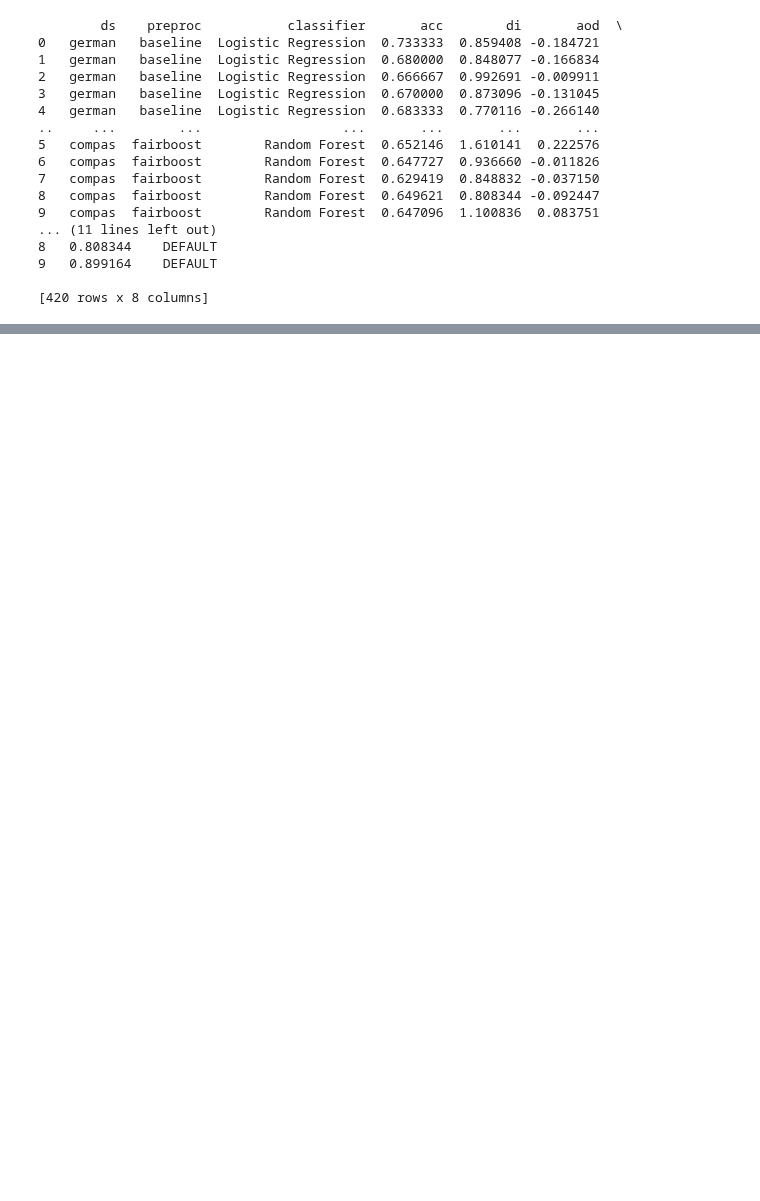
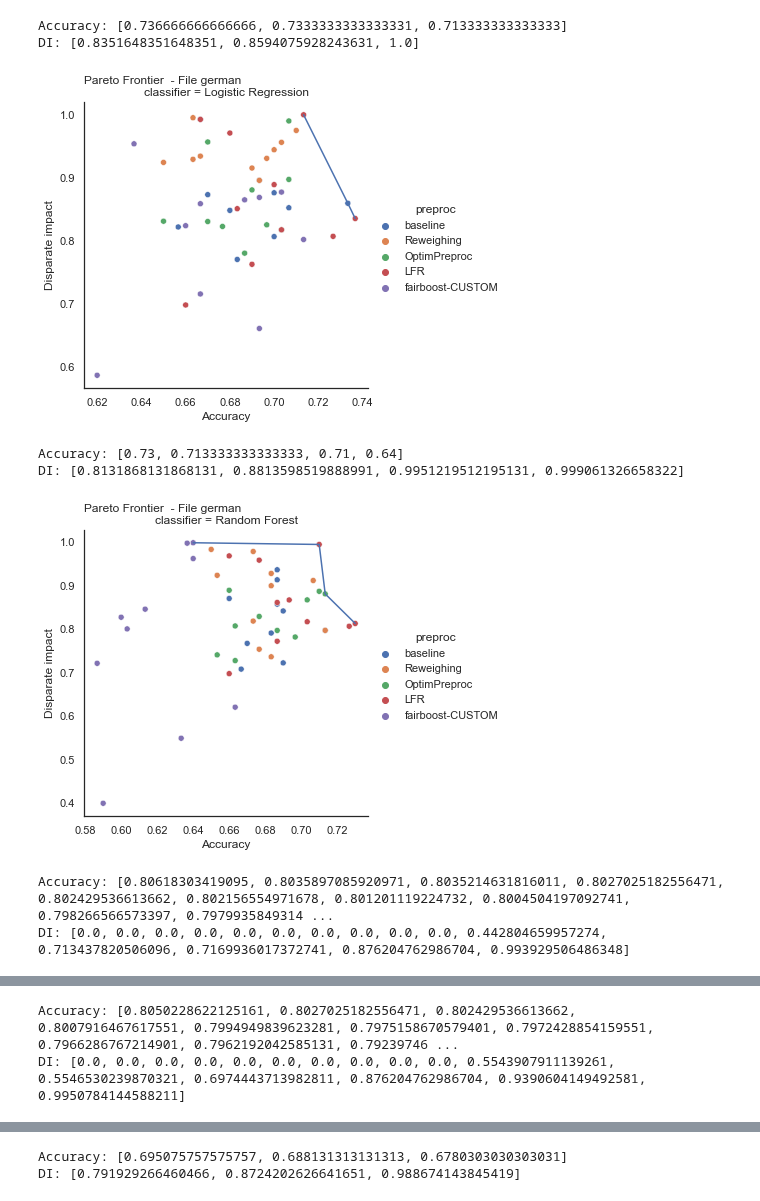
Before and after one commit to KhaledBadran/FairBoost, a Jupyter notebook: scripts/plot_fairboost.ipynb, the cells around one changed output, grey strips where cells are left out. Drawn from its saved outputs; the diff is of its cells as text; code cells hidden in the pictures; blank space fills up the shorter version.

```diff
--- a/scripts/plot_fairboost.ipynb
+++ b/scripts/plot_fairboost.ipynb
@@ -15,13 +15,13 @@ from operator import itemgetter
 from paretochart.paretochart import pareto
 # %%
 # CONST
-FILE_NAME         = ['german','adult','compas']
+FILE_NAME         = ['german']#,'adult','compas']
 PRE_PROC_METHOD_B = ['baseline','Reweighing','OptimPreproc','LFR']
 #PRE_PROC_METHOD_B = ['baseline','Reweighing','DisparateImpactRemover','OptimPreproc','LFR']
 PRE_PROC_METHOD_F = ['fairboost']
 CLASSIFIER        = ['Logistic Regression', 'Random Forest']
 METRICS           = ['accuracy', 'disparate_impact', 'average_odds_difference']
-BOOSTSTRAP_TYPE   = ['NONE','CUSTOM','DEFAULT']
+BOOSTSTRAP_TYPE   = ['NONE']#,'CUSTOM','DEFAULT']
 # %%
 #@typechecked
 def read_json_file(json_file_name):
@@ -135,7 +134,10 @@ def split_json_by_metrics(json_data, file_, prepo_, classif_, metrics_, boost_ty
 
     for n in range (nb_of_metrics_computed):
         t1.append(file_)
-        t2.append(prepo_)
+        if boost_type!="":
+            t2.append(prepo_+'-'+boost_type)
+        else:
+            t2.append(prepo_)
         t3.append(classif_)
         t4.append(results_acc_metric[n])
         t5.append(results_di_metric[n])
@@ -249,24 +239,9 @@ print(fairboost_)
-# %%
-# Append dataframe baseline and fairboost
-df_results = baseline_.append(fairboost_)
-# %% [output]
-        ds    preproc           classifier       acc        di       aod  \
-0   german   baseline  Logistic Regression  0.733333  0.859408 -0.184721
-1   german   baseline  Logistic Regression  0.680000  0.848077 -0.166834
-2   german   baseline  Logistic Regression  0.666667  0.992691 -0.009911
-3   german   baseline  Logistic Regression  0.670000  0.873096 -0.131045
-4   german   baseline  Logistic Regression  0.683333  0.770116 -0.266140
-..     ...        ...                  ...       ...       ...       ...
-5   compas  fairboost        Random Forest  0.652146  1.610141  0.222576
-6   compas  fairboost        Random Forest  0.647727  0.936660 -0.011826
-7   compas  fairboost        Random Forest  0.629419  0.848832 -0.037150
-8   compas  fairboost        Random Forest  0.649621  0.808344 -0.092447
-9   compas  fairboost        Random Forest  0.647096  1.100836  0.083751
-... (11 lines left out)
-8   0.808344    DEFAULT
-9   0.899164    DEFAULT
-
-[420 rows x 8 columns]
+# %%
+# Append dataframe baseline and fairboost
+df_results_ =  baseline_.append(fairboost_)
+#df_results_ = baseline_.append(fairboost_.loc[fairboost_['boost_type']=='DEFAULT'])
+#df_results_ = baseline_.append(fairboost_.loc[fairboost_['boost_type']=='NONE'])
+#df_results_ = baseline_.append(fairboost_.loc[fairboost_['boost_type']=='CUSTOM'])
 # %%
 # https://python-graph-gallery.com/bubble-plot/
 
@@ -479,3 +454,42 @@ def pareto_frontier(ObjectiveX, objectiveY, optimizeObjectiveX = True, optimizeO
     p_frontY = [pair[1] for pair in p_front]
 
     return p_frontX, p_frontY
+# %%
+#Pareto for ALL file
+OPTIMIZE_ACC, OPTIMIZE_DI = True, True
+
+for f_ in FILE_NAME:
+    for c_ in CLASSIFIER:
+        title_ = "Pareto Frontier  " + "- File " + f_ + "\n"
+        #plot_relplot(baseline_,f_ , c_ , title_="")
+        data_ = df_results_.loc[  (df_results_['ds'] == f_) & (df_results_['classifier'] ==  c_) ]
+        if len(data_) > 0:
+            sns.set_theme(style="white")
+            sns.relplot(x="acc", y="absdi", hue="preproc",  col="classifier" ,data=data_)
+            plt.ylabel("Disparate impact")
+            plt.xlabel("Accuracy")
+            plt.title(title_, loc='left')
+            #plt.show()
+
+            #data_ = baseline_.loc[  (baseline_['ds'] == f_) & (baseline_['classifier'] ==  c_)  ]
+            Xs =  data_['acc'].to_numpy()
+            Ys =  data_['absdi'].to_numpy()
+
+            p_front =pareto_frontier(Xs, Ys, OPTIMIZE_ACC, OPTIMIZE_DI)
+            print (f"Accuracy: {p_front[0]}")
+            print (f"DI: {p_front[1]}")
+            plt.plot(p_front[0], p_front[1])
+
+             # save the graph
+            filename=  "plots/pareto/pareto_" +  f_ + "_"  + c_ + ".pdf"
+            plt.savefig(filename)
+            plt.show()
+# %% [output]
+Accuracy: [0.736666666666666, 0.7333333333333331, 0.713333333333333]
+DI: [0.8351648351648351, 0.8594075928243631, 1.0]
+[figure, added]
+Accuracy: [0.73, 0.713333333333333, 0.71, 0.64]
+DI: [0.8131868131868131, 0.8813598519888991, 0.9951219512195131, 0.999061326658322]
+[figure, added]
+Accuracy: [0.80618303419095, 0.8035897085920971, 0.8035214631816011, 0.8027025182556471, 0.802429536613662, 0.802156554971678, 0.801201119224732, 0.8004504197092741, 0.798266566573397, 0.7979935849314 ...
+DI: [0.0, 0.0, 0.0, 0.0, 0.0, 0.0, 0.0, 0.0, 0.0, 0.0, 0.442804659957274, 0.713437820506096, 0.7169936017372741, 0.876204762986704, 0.993929506486348]
@@ -481,0 +497,2 @@ def pareto_frontier(ObjectiveX, objectiveY, optimizeObjectiveX = True, optimizeO
+Accuracy: [0.8050228622125161, 0.8027025182556471, 0.802429536613662, 0.8007916467617551, 0.7994949839623281, 0.7975158670579401, 0.7972428854159551, 0.7966286767214901, 0.7962192042585131, 0.79239746 ...
+DI: [0.0, 0.0, 0.0, 0.0, 0.0, 0.0, 0.0, 0.0, 0.0, 0.0, 0.5543907911139261, 0.5546530239870321, 0.6974443713982811, 0.876204762986704, 0.9390604149492581, 0.9950784144588211]
@@ -481,0 +500,2 @@ def pareto_frontier(ObjectiveX, objectiveY, optimizeObjectiveX = True, optimizeO
+Accuracy: [0.695075757575757, 0.688131313131313, 0.6780303030303031]
+DI: [0.791929266460466, 0.8724202626641651, 0.988674143845419]
```
Also changed, not shown: parts of 8 cells of this notebook, 6 other files.
